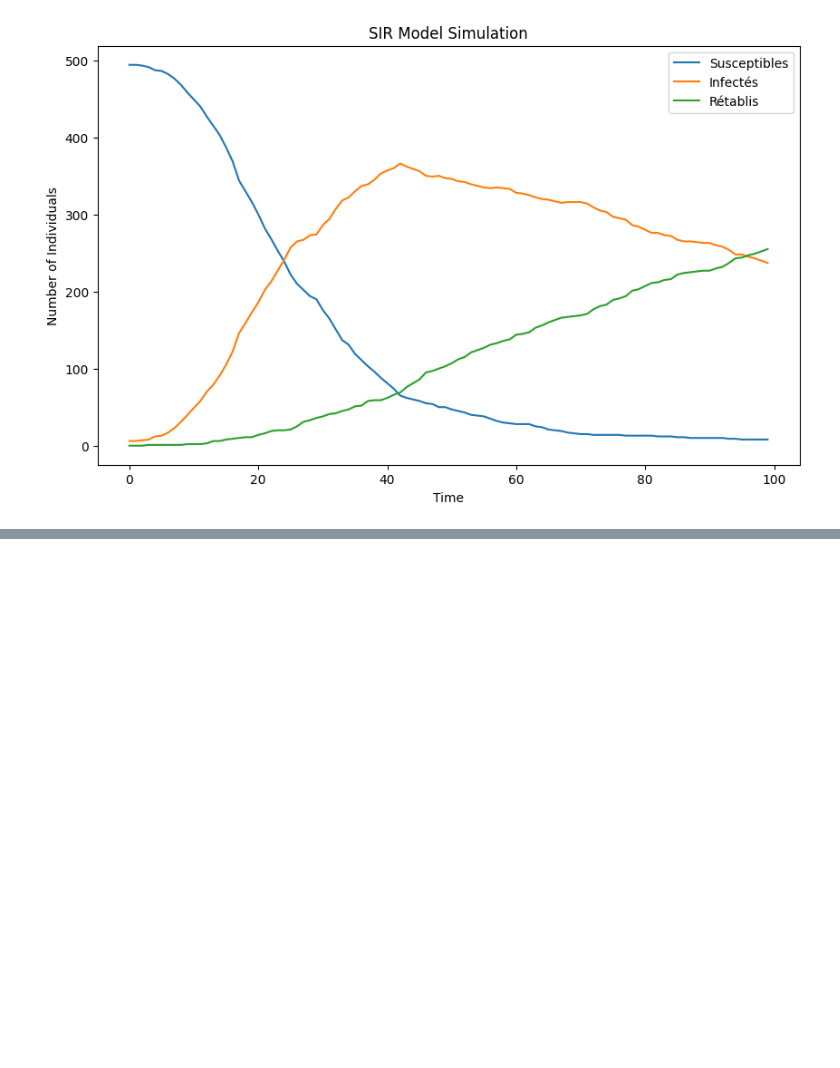
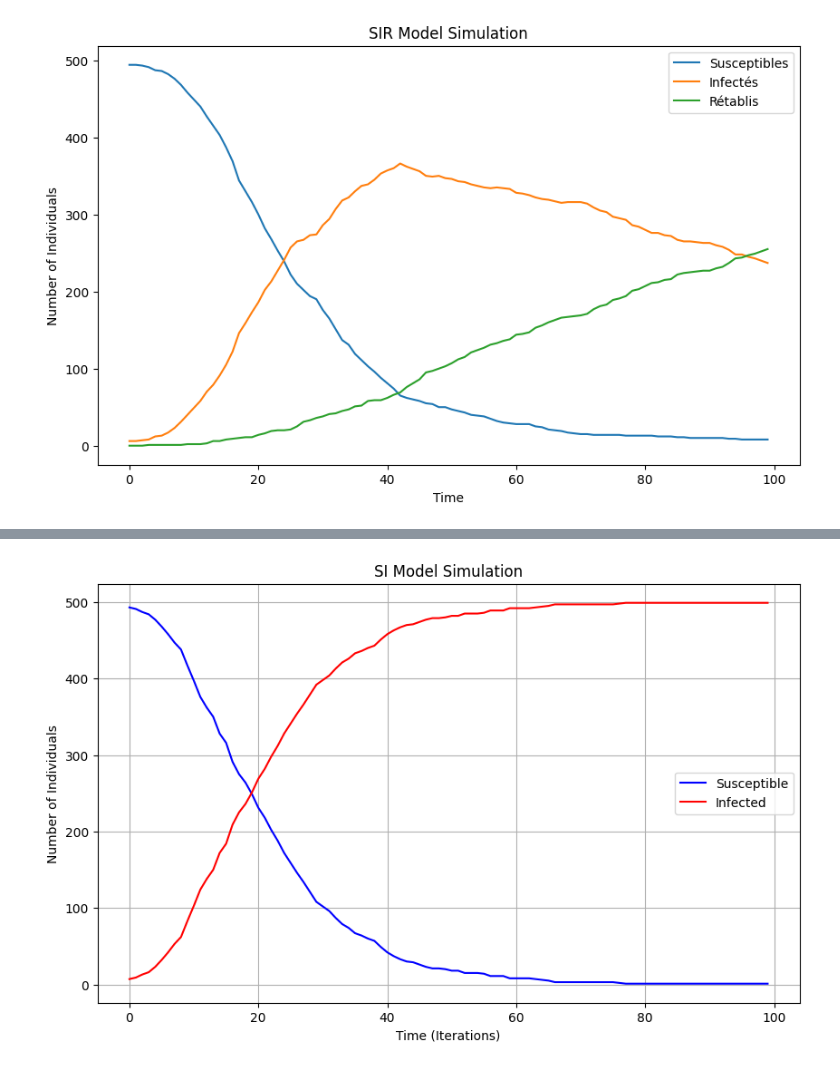
Before and after one commit to younestr/TP_Scientific_networkX, a Jupyter notebook: propagation_barabasi.ipynb, the cells around one changed output, grey strips where cells are left out. Cells and saved outputs as stored; diff of their text form; code cells hidden in the pictures; blank space fills up the shorter version.

```diff
--- a/propagation_barabasi.ipynb
+++ b/propagation_barabasi.ipynb
@@ -81,0 +146,45 @@ plt.show()
+# %%
+# Function to simulate the SI model
+def simulate_SI(G, beta, max_iterations):
+    time_series = {'S': [], 'I': []}
+
+    for _ in range(max_iterations):
+        new_states = {}
+        for node in G.nodes():
+            state = G.nodes[node]['state']
+
+            if state == 'S':  # Susceptible nodes
+                # Check for infection from neighbors
+                for neighbor in G.neighbors(node):
+                    if G.nodes[neighbor]['state'] == 'I' and random.random() < beta:
+                        new_states[node] = 'I'
+                        break
+
+        # Update states
+        for node, state in new_states.items():
+            G.nodes[node]['state'] = state
+
+        # Count the number of susceptible and infected nodes
+        S_count = sum(1 for node in G.nodes() if G.nodes[node]['state'] == 'S')
+        I_count = sum(1 for node in G.nodes() if G.nodes[node]['state'] == 'I')
+
+        time_series['S'].append(S_count)
+        time_series['I'].append(I_count)
+
+    return time_series
+
+# Simulate the SI model
+results = simulate_SI(G, beta, max_iterations)
+# %%
+# Plot the results
+plt.figure(figsize=(10, 6))
+plt.plot(results['S'], label='Susceptible', color='blue')
+plt.plot(results['I'], label='Infected', color='red')
+plt.xlabel('Time (Iterations)')
+plt.ylabel('Number of Individuals')
+plt.title('SI Model Simulation')
+plt.legend()
+plt.grid()
+plt.show()
+# %% [output]
+[figure, added]
```
Also changed, not shown: parts of 4 cells of this notebook.
